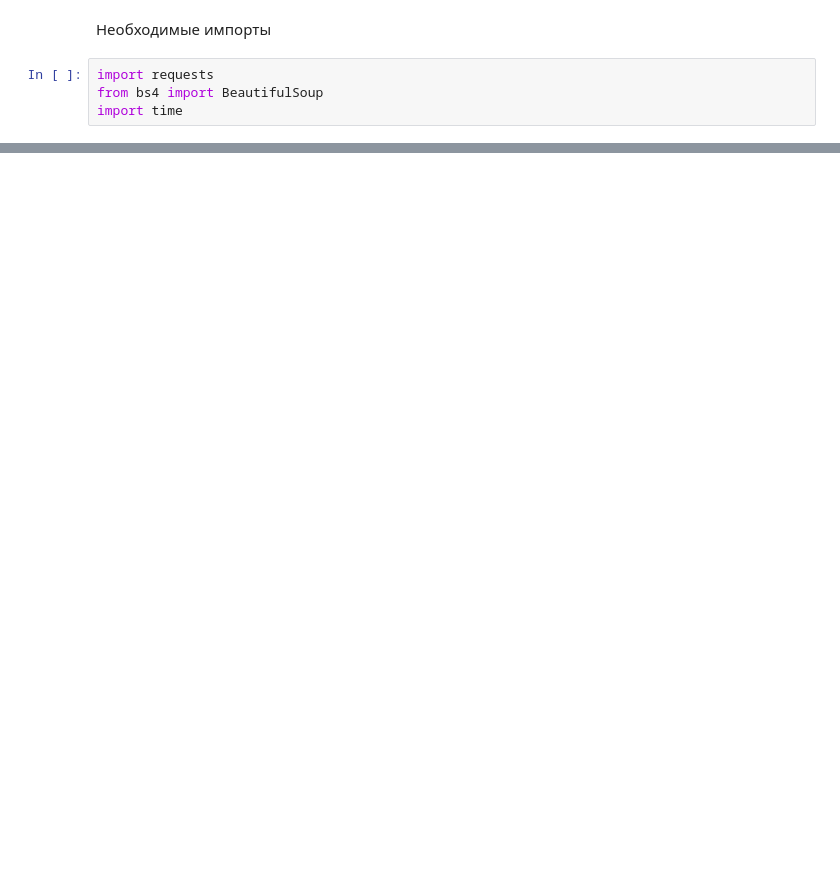
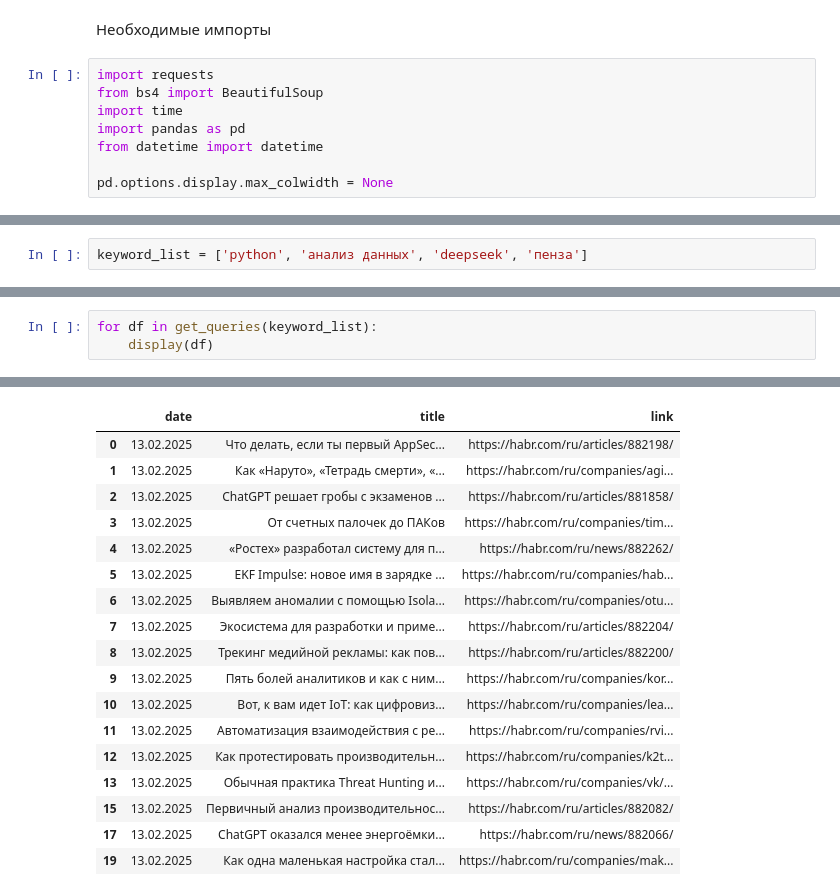
Before and after one commit to nik-gorby/PYDA-64, a Jupyter notebook: HW_11/hw11.ipynb, the cells around one changed output, grey strips where cells are left out. Drawn from its saved outputs; the diff is of its cells as text; blank space fills up the shorter version.

```diff
--- a/HW_11/hw11.ipynb
+++ b/HW_11/hw11.ipynb
@@ -4,3 +22,7 @@
 import requests
 from bs4 import BeautifulSoup
 import time
+import pandas as pd
+from datetime import datetime
+
+pd.options.display.max_colwidth = None
@@ -6,0 +31,2 @@ import time
+# %%
+keyword_list = ['python', 'анализ данных', 'deepseek', 'пенза']
@@ -6,0 +117,4 @@ import time
+# %%
+for df in get_queries(keyword_list):
+    display(df)
+# %% [output]
@@ -6,0 +138,18 @@ import time
+|  | date | title | link |
+| 0 | 13.02.2025 | Что делать, если ты первый AppSec... | https://habr.com/ru/articles/882198/ |
+| 1 | 13.02.2025 | Как «Наруто», «Тетрадь смерти», «... | https://habr.com/ru/companies/agi... |
+| 2 | 13.02.2025 | ChatGPT решает гробы с экзаменов ... | https://habr.com/ru/articles/881858/ |
+| 3 | 13.02.2025 | От счетных палочек до ПАКов | https://habr.com/ru/companies/tim... |
+| 4 | 13.02.2025 | «Ростех» разработал систему для п... | https://habr.com/ru/news/882262/ |
+| 5 | 13.02.2025 | EKF Impulse: новое имя в зарядке ... | https://habr.com/ru/companies/hab... |
+| 6 | 13.02.2025 | Выявляем аномалии с помощью Isola... | https://habr.com/ru/companies/otu... |
+| 7 | 13.02.2025 | Экосистема для разработки и приме... | https://habr.com/ru/articles/882204/ |
+| 8 | 13.02.2025 | Трекинг медийной рекламы: как пов... | https://habr.com/ru/articles/882200/ |
+| 9 | 13.02.2025 | Пять болей аналитиков и как с ним... | https://habr.com/ru/companies/kor... |
+| 10 | 13.02.2025 | Вот, к вам идет IoT: как цифровиз... | https://habr.com/ru/companies/lea... |
+| 11 | 13.02.2025 | Автоматизация взаимодействия с ре... | https://habr.com/ru/companies/rvi... |
+| 12 | 13.02.2025 | Как протестировать производительн... | https://habr.com/ru/companies/k2t... |
+| 13 | 13.02.2025 | Обычная практика Threat Hunting и... | https://habr.com/ru/companies/vk/... |
+| 15 | 13.02.2025 | Первичный анализ производительнос... | https://habr.com/ru/articles/882082/ |
+| 17 | 13.02.2025 | ChatGPT оказался менее энергоёмки... | https://habr.com/ru/news/882066/ |
+| 19 | 13.02.2025 | Как одна маленькая настройка стал... | https://habr.com/ru/companies/mak... |
```
Also changed, not shown: parts of 7 cells of this notebook.
